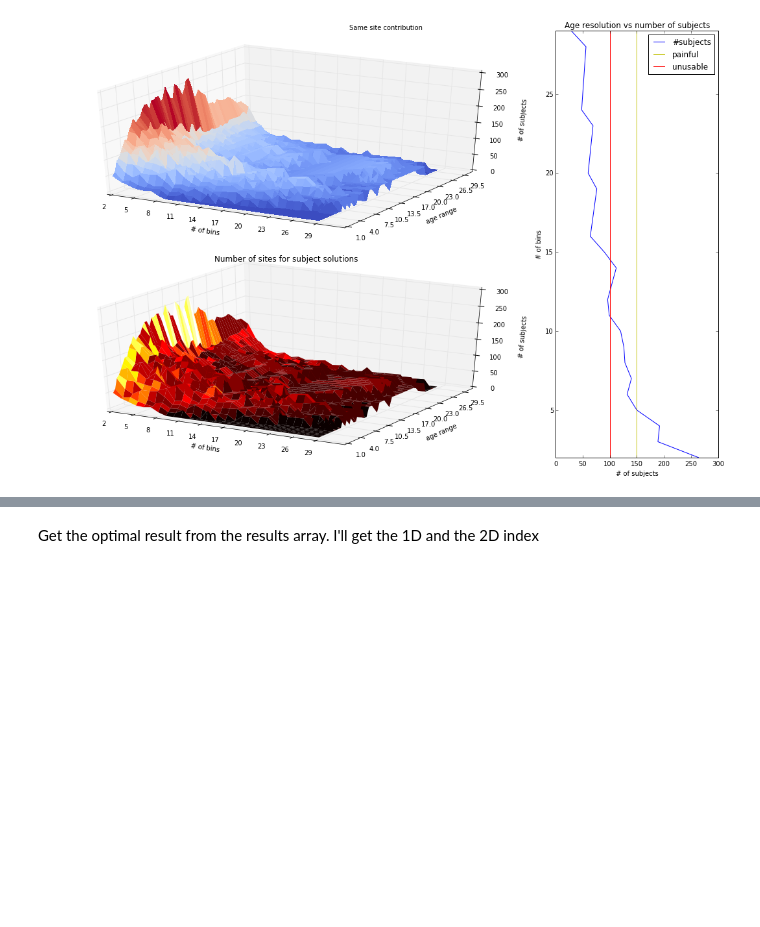
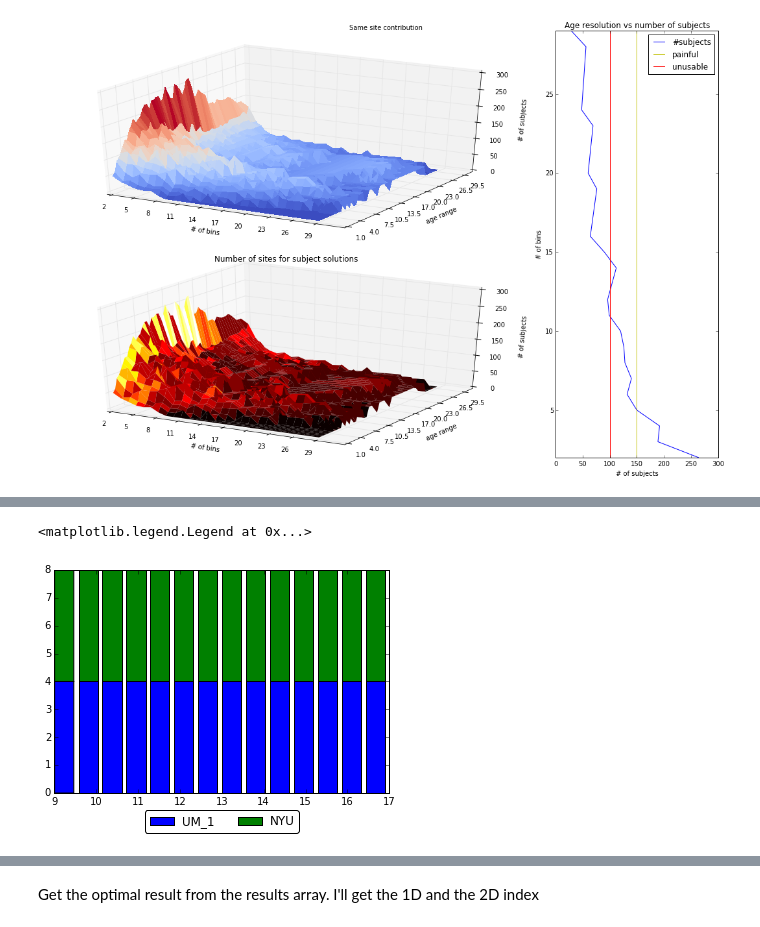
Before and after one commit to SIMEXP/Projects, a Jupyter notebook: Subtypes/uniform_sampling2.ipynb, the cells around one changed output, grey strips where cells are left out. Drawn from its saved outputs; the diff is of its cells as text; code cells hidden in the pictures; blank space fills up the shorter version.

```diff
--- a/Subtypes/uniform_sampling2.ipynb
+++ b/Subtypes/uniform_sampling2.ipynb
@@ -439,0 +513,14 @@ fig.suptitle('Same site contribution')
+# %%
+b = pheno[pheno['SUB_ID'].isin(a)]
+# %%
+c = b.groupby('SITE_ID')
+# %%
+res = [c.get_group(st)['AGE_AT_SCAN'].values for st in c.groups.keys()]
+# %%
+bins = np.append(hr_win[0,:], hr_win[1,-1])
+plt.hist(res, bins,stacked=True, normed = False, label=c.groups.keys())
+plt.legend(loc='upper center', bbox_to_anchor=(0.5, -0.05),
+           fancybox=True, shadow=False, ncol=2)
+# %% [output]
+<matplotlib.legend.Legend at 0x...>
+[figure, added]
```
Also changed, not shown: parts of 45 cells of this notebook.
